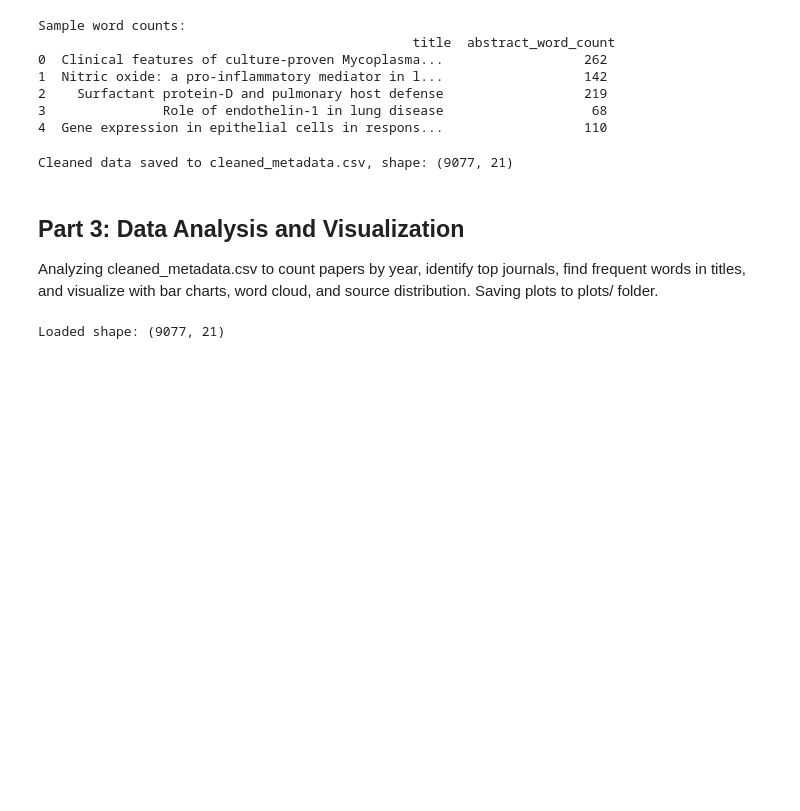
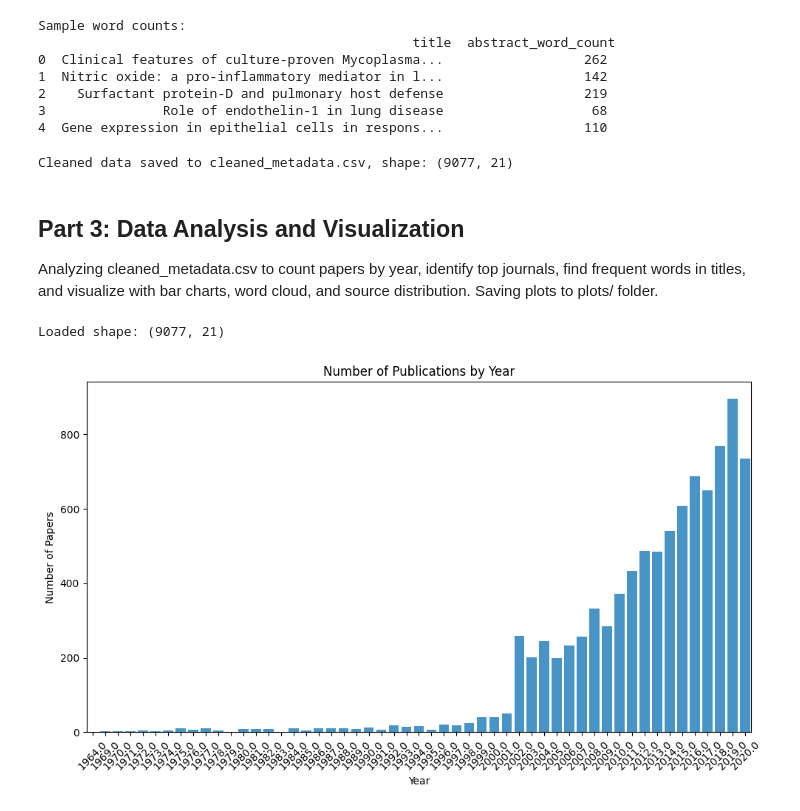
Before and after one commit to Seunvense/Frameworks_Assignment, a Jupyter notebook: analysis.ipynb, the cells around one changed output. Saved outputs shown, nothing was run; the diff lists cells and outputs as text; code cells hidden in the pictures; blank space fills up the shorter version.

Commit message:
Complete Part 3: Data analysis and visualization

```diff
--- a/analysis.ipynb
+++ b/analysis.ipynb
@@ -156,3 +156,19 @@ df = pd.read_csv('cleaned_metadata.csv', low_memory=False)
 print('Loaded shape:', df.shape)
 # %% [output]
 Loaded shape: (9077, 21)
+# %%
+# Count papers by year
+year_counts = df['year'].value_counts().sort_index()
+
+# Plot publications over time (bar chart)
+plt.figure(figsize=(10, 6))
+sns.barplot(x=year_counts.index, y=year_counts.values, color='#3498db')
+plt.title('Number of Publications by Year')
+plt.xlabel('Year')
+plt.ylabel('Number of Papers')
+plt.xticks(rotation=45)
+plt.tight_layout()
+plt.savefig('plots/publications_by_year.png')
+plt.show()
+# %% [output]
+[figure, added]
```
Also changed, not shown: parts of 3 cells of this notebook.
